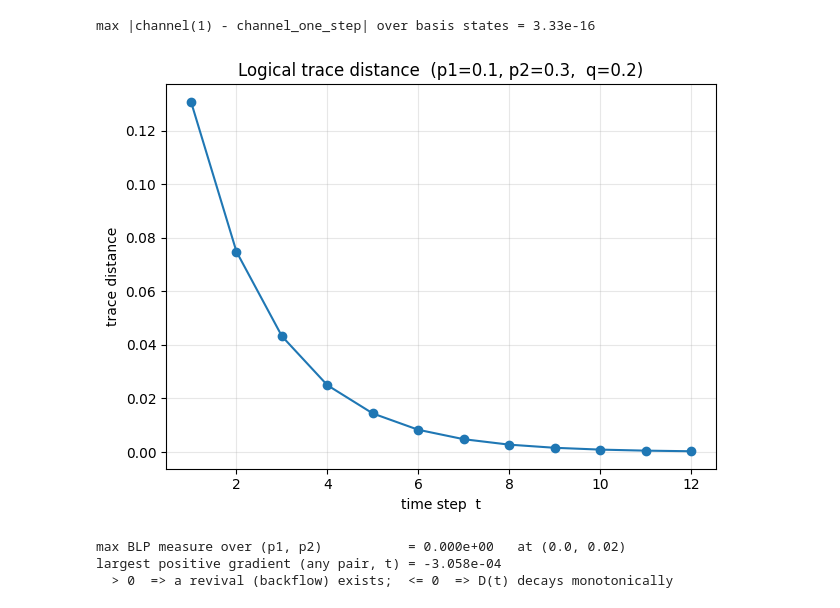
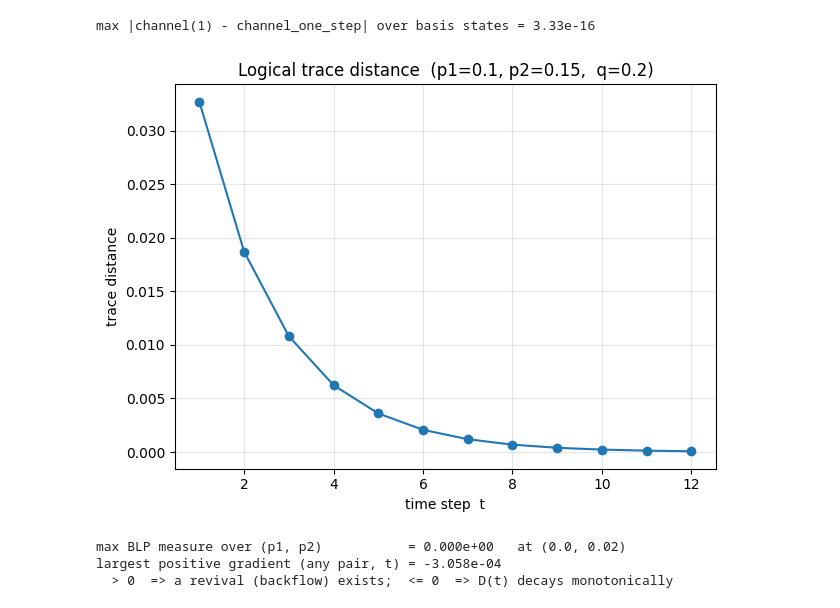
Before and after one commit to YommoY-official/MPQMasters, a Jupyter notebook: non_markovian_measure/non_markovian_measure.ipynb, the cells around one changed output. Cells and saved outputs as stored; diff of their text form; code cells hidden in the pictures.

```diff
--- a/non_markovian_measure/non_markovian_measure.ipynb
+++ b/non_markovian_measure/non_markovian_measure.ipynb
@@ -1012,35 +1012,35 @@ def input_state(code: ClassicalCode, p: float) -> np.ndarray:
     """
     Logical codeword mixture: (1-p)|0>_L<0|_L + p|1>_L<1|_L.
 
     Parameters
     ----------
     code : ClassicalCode
     p    : float -- mixing parameter in [0, 1]
 
     Returns
     -------
     np.ndarray[complex], shape (2^k, 2^k)
     """
     return (1 - p) * logical_basis_state(0) + p * logical_basis_state(1)
 
 p1 = 0.1
-p2 = 0.3
+p2 = 0.15
 rho1 = input_state(code, p1)
 rho2 = input_state(code, p2)
 Tmax = 12
 ts   = list(range(1, Tmax + 1))
 
 dist_vals = [0.5 * trace_norm(channel(t, rho1 - rho2)) for t in ts]
 
 plt.plot(ts, dist_vals, marker='o')
 plt.xlabel('time step  t')
 plt.ylabel(r'trace distance')
 plt.title(f'Logical trace distance  (p1={p1}, p2={p2},  q=0.2)')
 plt.grid(alpha=0.3)
 plt.tight_layout()
 plt.show()
 # %% [output]
-[figure, old version]
+[figure, new version]
 # %%
 # ---- Maximise the BLP non-Markovian measure over (p1, p2) ----
 q    = 0.1
```
